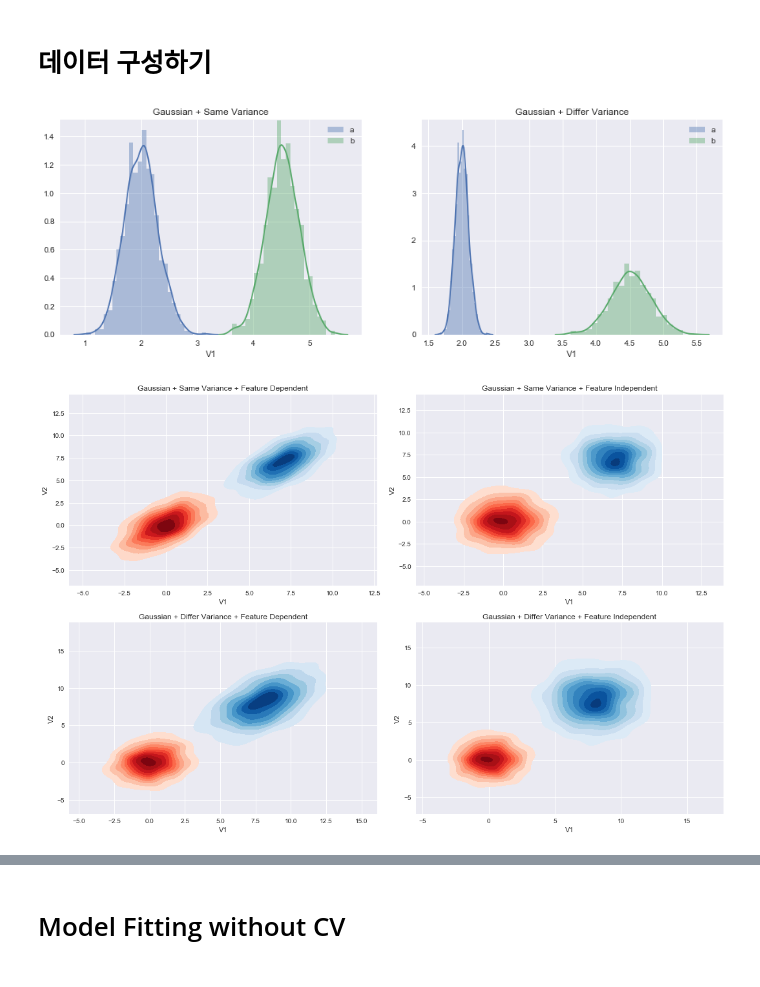
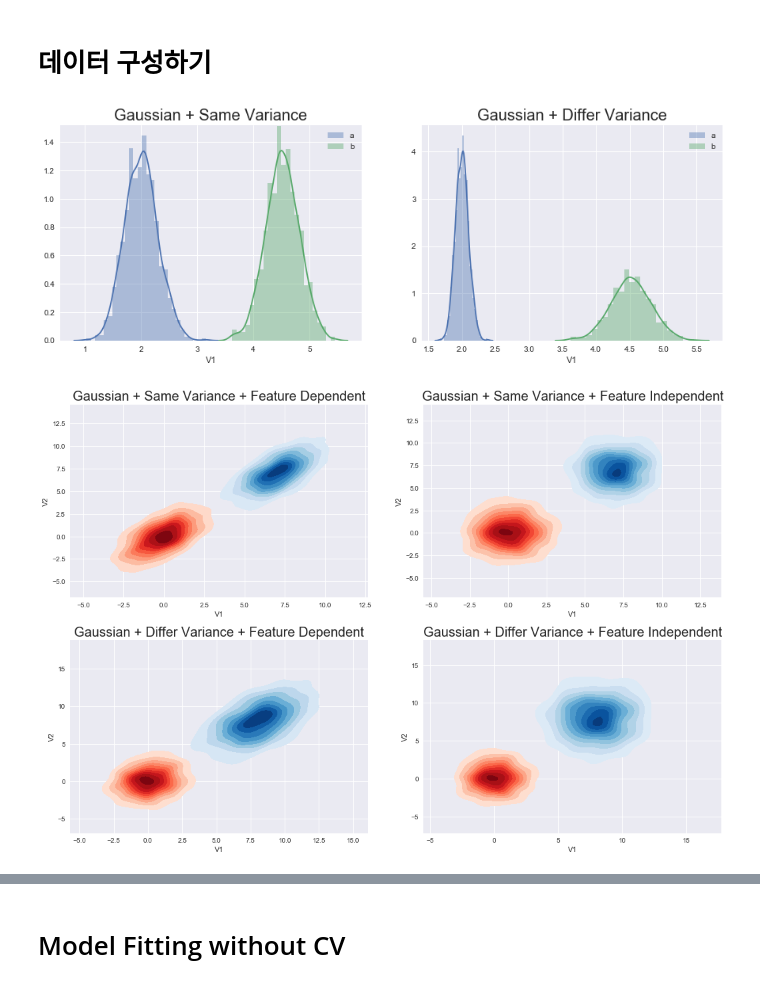
Before and after one commit to nu-ree/lda-qda-naive-logistic, a Jupyter notebook: [YoungJun]과제1_LDA,QDA,Naive,logistic.ipynb, the cells around one changed output, grey strips where cells are left out. Saved outputs shown, nothing was run; the diff lists cells and outputs as text; code cells hidden in the pictures.

```diff
--- a/[YoungJun]과제1_LDA,QDA,Naive,logistic.ipynb
+++ b/[YoungJun]과제1_LDA,QDA,Naive,logistic.ipynb
@@ -46,18 +130,18 @@ fig=plt.figure(figsize=(15,5))
 ax1=fig.add_subplot(1,2,1)
 sns.distplot(df1_1[df1_1.y == 'a'].V1,label='a',ax=ax1)
 sns.distplot(df1_1[df1_1.y == 'b'].V1,label='b',ax=ax1)
-ax1.set_title('Gaussian + Same Variance')
+ax1.set_title('Gaussian + Same Variance',fontsize=20)
 ax1.legend()
 
 ax2=fig.add_subplot(1,2,2)
 sns.distplot(df1_2[df1_2.y == 'a'].V1,label='a',ax=ax2)
 sns.distplot(df1_2[df1_2.y == 'b'].V1,label='b',ax=ax2)
-ax2.set_title('Gaussian + Differ Variance')
+ax2.set_title('Gaussian + Differ Variance',fontsize=20)
 ax2.legend()
 
 plt.show()
 # %% [output]
-[figure, old version]
+[figure, new version]
 # %%
 ### 2 input variable ###
 # %%
@@ -135,30 +219,30 @@ df2_4['y']=np.repeat(['a','b'],[1000,1000])
 # %%
 fig=plt.figure(figsize=(15,10))
 
 ax1=fig.add_subplot(2,2,1)
 sns.kdeplot(df2_1[df2_1.y =='a'].V1, df2_1[df2_1.y =='a'].V2,cmap='Reds', shade=True,shade_lowest=False)
 sns.kdeplot(df2_1[df2_1.y =='b'].V1, df2_1[df2_1.y =='b'].V2,cmap='Blues', shade=True,shade_lowest=False)
-ax1.set_title('Gaussian + Same Variance + Feature Dependent')
+ax1.set_title('Gaussian + Same Variance + Feature Dependent',fontsize=20)
 
 ax2=fig.add_subplot(2,2,2)
-sns.kdeplot(df2_2[df2_2.y =='a'].V1, X2_2[df2_2.y =='a'].V2, cmap='Reds', shade=True,shade_lowest=False)
-sns.kdeplot(df2_2[df2_2.y =='b'].V1, X2_2[df2_2.y =='b'].V2, cmap='Blues', shade=True,shade_lowest=False)
-ax2.set_title('Gaussian + Same Variance + Feature Independent')
+sns.kdeplot(df2_2[df2_2.y =='a'].V1, df2_2[df2_2.y =='a'].V2, cmap='Reds', shade=True,shade_lowest=False)
+sns.kdeplot(df2_2[df2_2.y =='b'].V1, df2_2[df2_2.y =='b'].V2, cmap='Blues', shade=True,shade_lowest=False)
+ax2.set_title('Gaussian + Same Variance + Feature Independent',fontsize=20)
 
 ax3=fig.add_subplot(2,2,3)
 sns.kdeplot(df2_3[df2_3.y =='a'].V1, df2_3[df2_3.y =='a'].V2, cmap='Reds', shade=True,shade_lowest=False)
 sns.kdeplot(df2_3[df2_3.y =='b'].V1, df2_3[df2_3.y =='b'].V2, cmap='Blues', shade=True,shade_lowest=False)
-ax3.set_title('Gaussian + Differ Variance + Feature Dependent')
+ax3.set_title('Gaussian + Differ Variance + Feature Dependent',fontsize=20)
 
 ax4=fig.add_subplot(2,2,4)
 sns.kdeplot(df2_4[df2_4.y =='a'].V1, df2_4[df2_4.y =='a'].V2, cmap='Reds', shade=True,shade_lowest=False)
 sns.kdeplot(df2_4[df2_4.y =='b'].V1, df2_4[df2_4.y =='b'].V2, cmap='Blues', shade=True,shade_lowest=False)
-ax4.set_title('Gaussian + Differ Variance + Feature Independent')
+ax4.set_title('Gaussian + Differ Variance + Feature Independent',fontsize=20)
 
 plt.tight_layout()
 plt.show()
 # %% [output]
-[figure, old version]
+[figure, new version]
 # %%
 ### 3 input variable ###
 # %%
```
Also changed, not shown: parts of 20 cells of this notebook.
